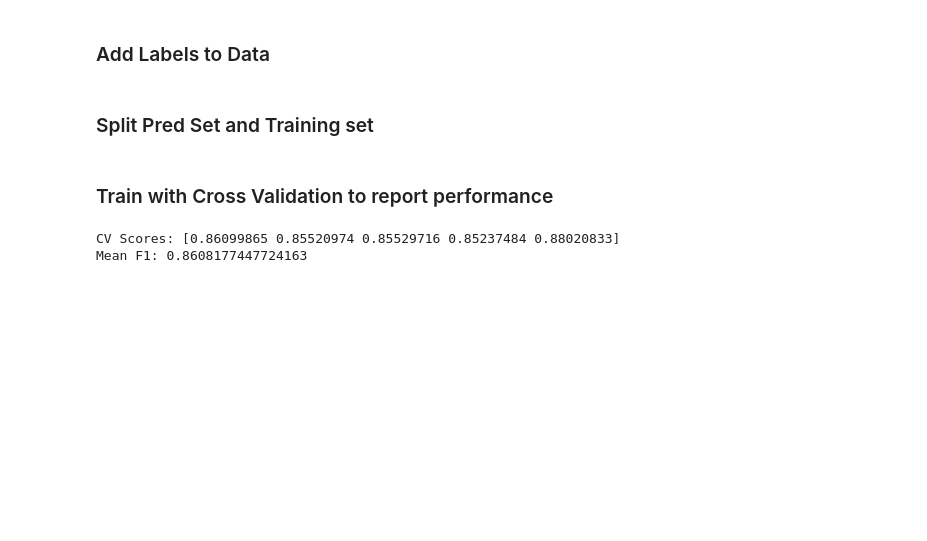
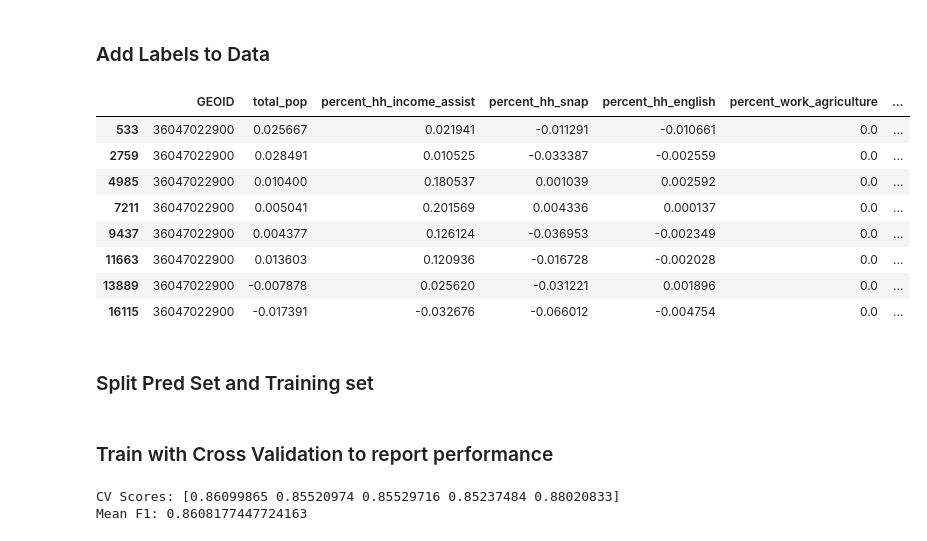
Before and after one commit to khyateed/forecasting-gentrification-nyc, a Jupyter notebook: modeling.ipynb, the cells around one changed output. Saved outputs shown, nothing was run; the diff lists cells and outputs as text; code cells hidden in the pictures; blank space fills up the shorter version.

```diff
--- a/modeling.ipynb
+++ b/modeling.ipynb
@@ -32,6 +32,18 @@ small_pop = df_raw[df_raw.total_pop <20].GEOID.unique()
 df = df[df.GEOID.isin(small_pop)==False]
 
 df['lag_ever_gentrified'] = df['lag_ever_gentrified'].replace(-1,2)  # TODO fix this in feature engineering
+# %%
+df[df.GEOID == '36047022900']
+# %% [output]
+|  | GEOID | total_pop | percent_hh_income_assist | percent_hh_snap | percent_hh_english | percent_work_agriculture | ... |
+| 533 | 36047022900 | 0.025667 | 0.021941 | -0.011291 | -0.010661 | 0.0 | ... |
+| 2759 | 36047022900 | 0.028491 | 0.010525 | -0.033387 | -0.002559 | 0.0 | ... |
+| 4985 | 36047022900 | 0.010400 | 0.180537 | 0.001039 | 0.002592 | 0.0 | ... |
+| 7211 | 36047022900 | 0.005041 | 0.201569 | 0.004336 | 0.000137 | 0.0 | ... |
+| 9437 | 36047022900 | 0.004377 | 0.126124 | -0.036953 | -0.002349 | 0.0 | ... |
+| 11663 | 36047022900 | 0.013603 | 0.120936 | -0.016728 | -0.002028 | 0.0 | ... |
+| 13889 | 36047022900 | -0.007878 | 0.025620 | -0.031221 | 0.001896 | 0.0 | ... |
+| 16115 | 36047022900 | -0.017391 | -0.032676 | -0.066012 | -0.004754 | 0.0 | ... |
 # %% [markdown]
 ### Split Pred Set and Training set
 # %%
```
Also changed, not shown: parts of 9 cells of this notebook.
